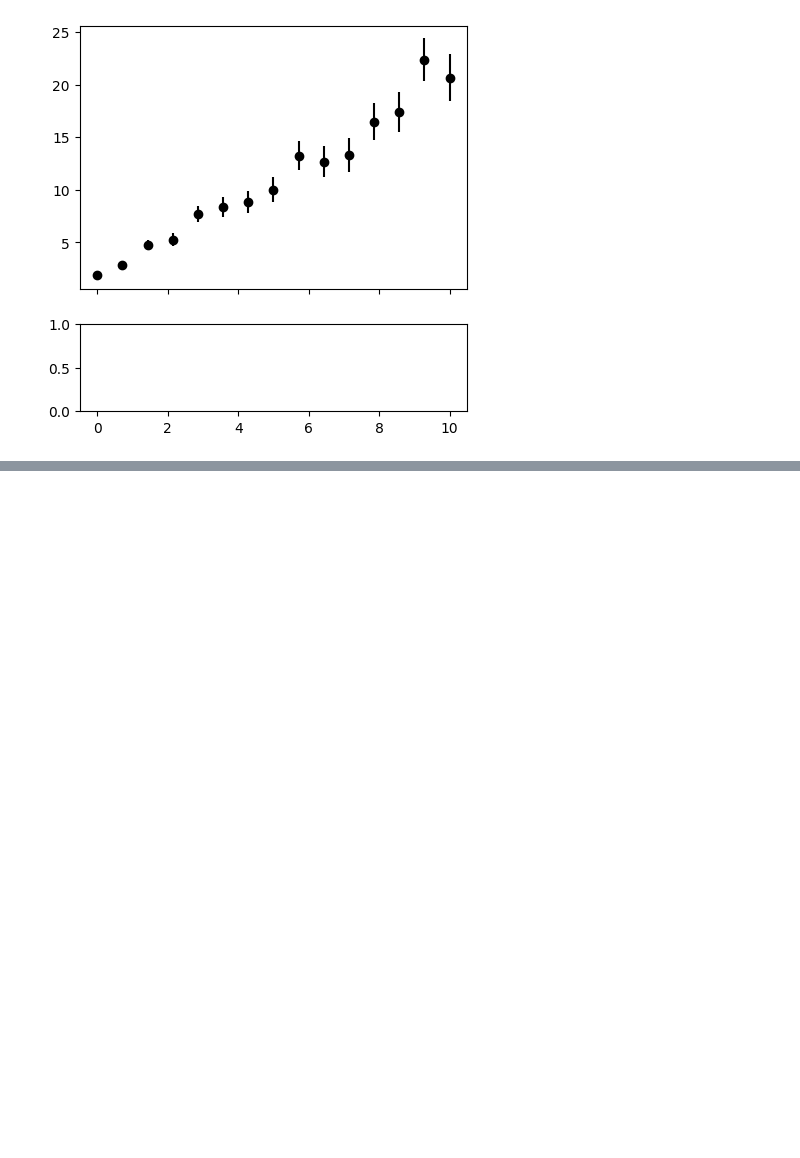
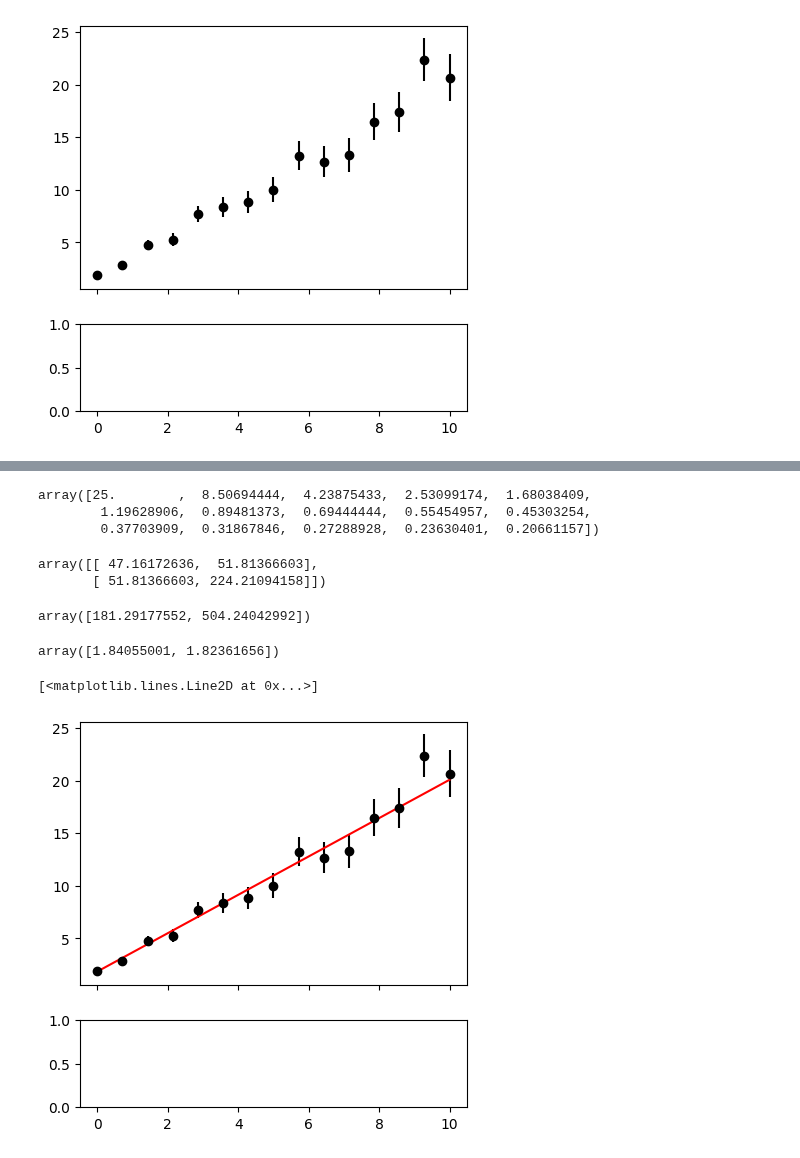
Before and after one commit to asegura4488/MetodosComputacionales2026, a Jupyter notebook: Semana12/RegresionLinealPesos.ipynb, the cells around one changed output, grey strips where cells are left out. Saved outputs shown, nothing was run; the diff lists cells and outputs as text; code cells hidden in the pictures; blank space fills up the shorter version.

```diff
--- a/Semana12/RegresionLinealPesos.ipynb
+++ b/Semana12/RegresionLinealPesos.ipynb
@@ -24,0 +45,39 @@ ax1.errorbar(x, y, yerr=sigma_y, fmt='o', color='k')
+# %%
+w = 1/sigma_y**2
+w
+# %% [output]
+array([25.        ,  8.50694444,  4.23875433,  2.53099174,  1.68038409,
+        1.19628906,  0.89481373,  0.69444444,  0.55454957,  0.45303254,
+        0.37703909,  0.31867846,  0.27288928,  0.23630401,  0.20661157])
+# %%
+# Ecuaciones de minimos cuadrados
+A = X.T @ (w[:,None]*X)
+B = X.T @ (w*y)
+# %%
+A
+# %% [output]
+array([[ 47.16172636,  51.81366603],
+       [ 51.81366603, 224.21094158]])
+# %%
+B
+# %% [output]
+array([181.29177552, 504.24042992])
+# %%
+beta_hat = np.linalg.solve(A,B)
+beta_hat
+# %% [output]
+array([1.84055001, 1.82361656])
+# %%
+b,m = beta_hat
+_x = np.linspace(0,10,100)
+_y = b + m*_x
+# %%
+fig, (ax1,ax2) = plt.subplots(
+    2,1,figsize=(5,5), sharex = True,
+    gridspec_kw={'height_ratios': [3, 1]}
+)
+ax1.errorbar(x, y, yerr=sigma_y, fmt='o', color='k')
+ax1.plot(_x,_y,color='r')
+# %% [output]
+[<matplotlib.lines.Line2D at 0x...>]
+[figure, added]
```
Also changed, not shown: parts of 1 cell of this notebook.
